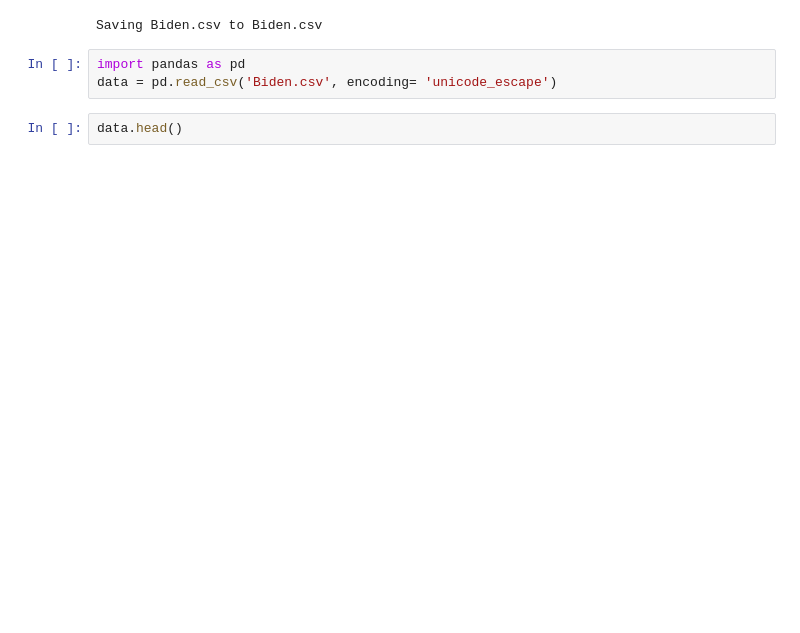
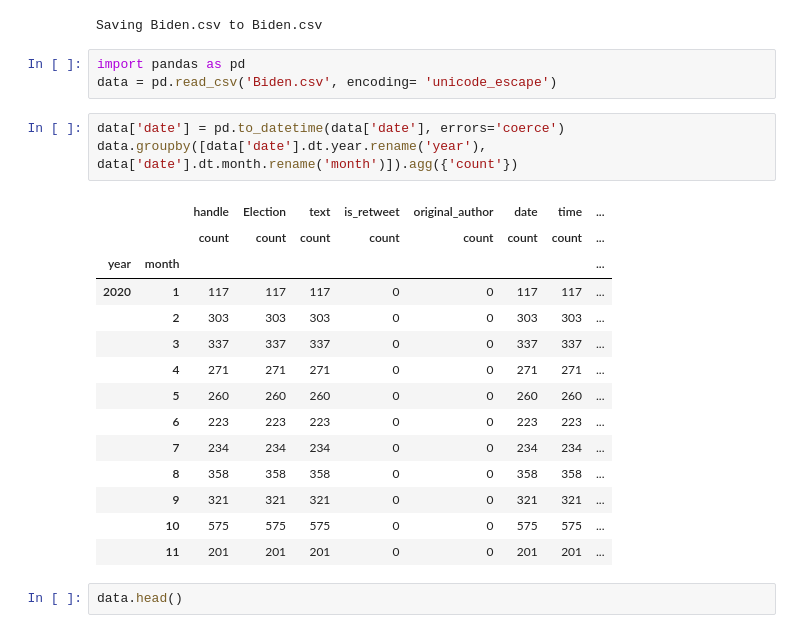
Before and after one commit to DinaTTomoum/Thesis2021, a Jupyter notebook: bidenngrams.ipynb, the cells around one changed output. Cells and saved outputs as stored; diff of their text form; blank space fills up the shorter version.

```diff
--- a/bidenngrams.ipynb
+++ b/bidenngrams.ipynb
@@ -38,6 +38,24 @@ Saving Biden.csv to Biden.csv
 # %%
 import pandas as pd
 data = pd.read_csv('Biden.csv', encoding= 'unicode_escape')
+# %%
+data['date'] = pd.to_datetime(data['date'], errors='coerce')
+data.groupby([data['date'].dt.year.rename('year'), data['date'].dt.month.rename('month')]).agg({'count'})
+# %% [output]
+|  |  | handle | Election | text | is_retweet | original_author | date | time | ... |
+|  |  | count | count | count | count | count | count | count | ... |
+| year | month |  |  |  |  |  |  |  | ... |
+| 2020 | 1 | 117 | 117 | 117 | 0 | 0 | 117 | 117 | ... |
+|  | 2 | 303 | 303 | 303 | 0 | 0 | 303 | 303 | ... |
+|  | 3 | 337 | 337 | 337 | 0 | 0 | 337 | 337 | ... |
+|  | 4 | 271 | 271 | 271 | 0 | 0 | 271 | 271 | ... |
+|  | 5 | 260 | 260 | 260 | 0 | 0 | 260 | 260 | ... |
+|  | 6 | 223 | 223 | 223 | 0 | 0 | 223 | 223 | ... |
+|  | 7 | 234 | 234 | 234 | 0 | 0 | 234 | 234 | ... |
+|  | 8 | 358 | 358 | 358 | 0 | 0 | 358 | 358 | ... |
+|  | 9 | 321 | 321 | 321 | 0 | 0 | 321 | 321 | ... |
+|  | 10 | 575 | 575 | 575 | 0 | 0 | 575 | 575 | ... |
+|  | 11 | 201 | 201 | 201 | 0 | 0 | 201 | 201 | ... |
 # %%
 data.head()
 # %% [output]
```
